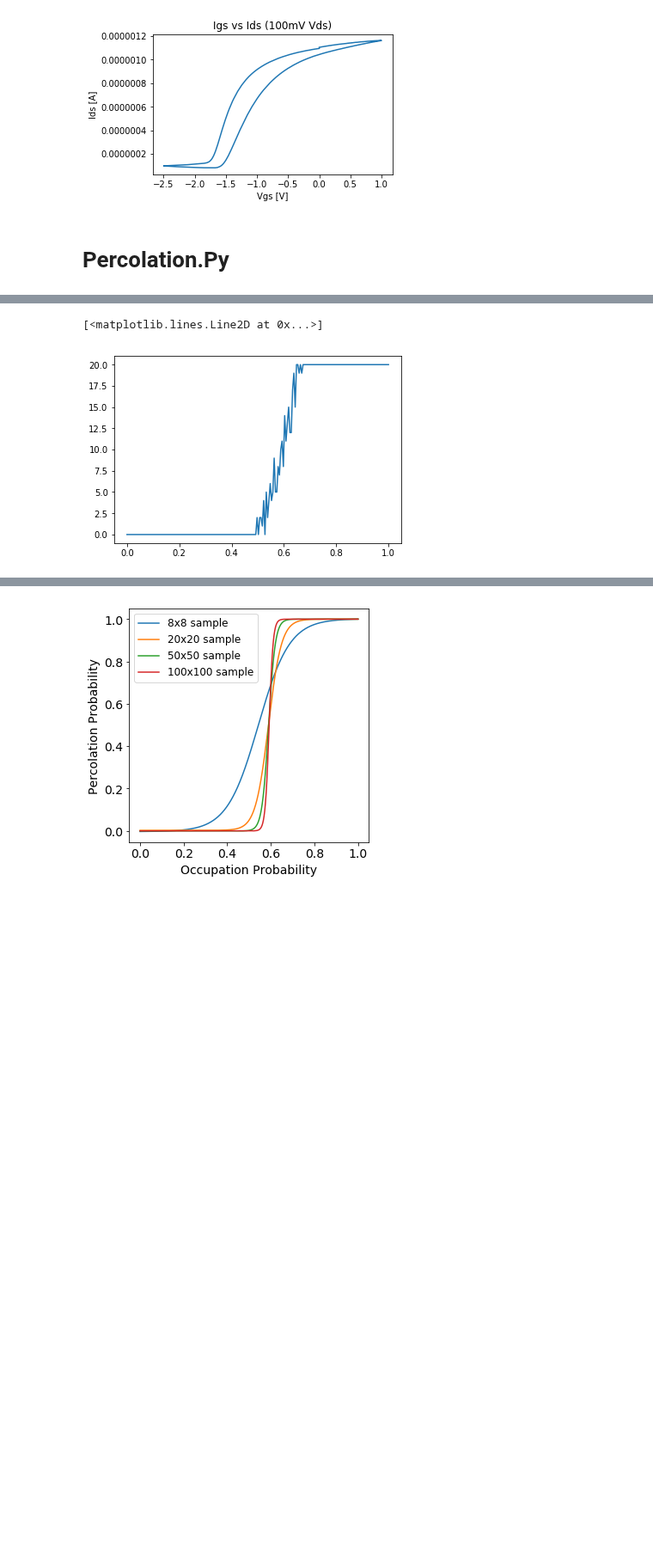
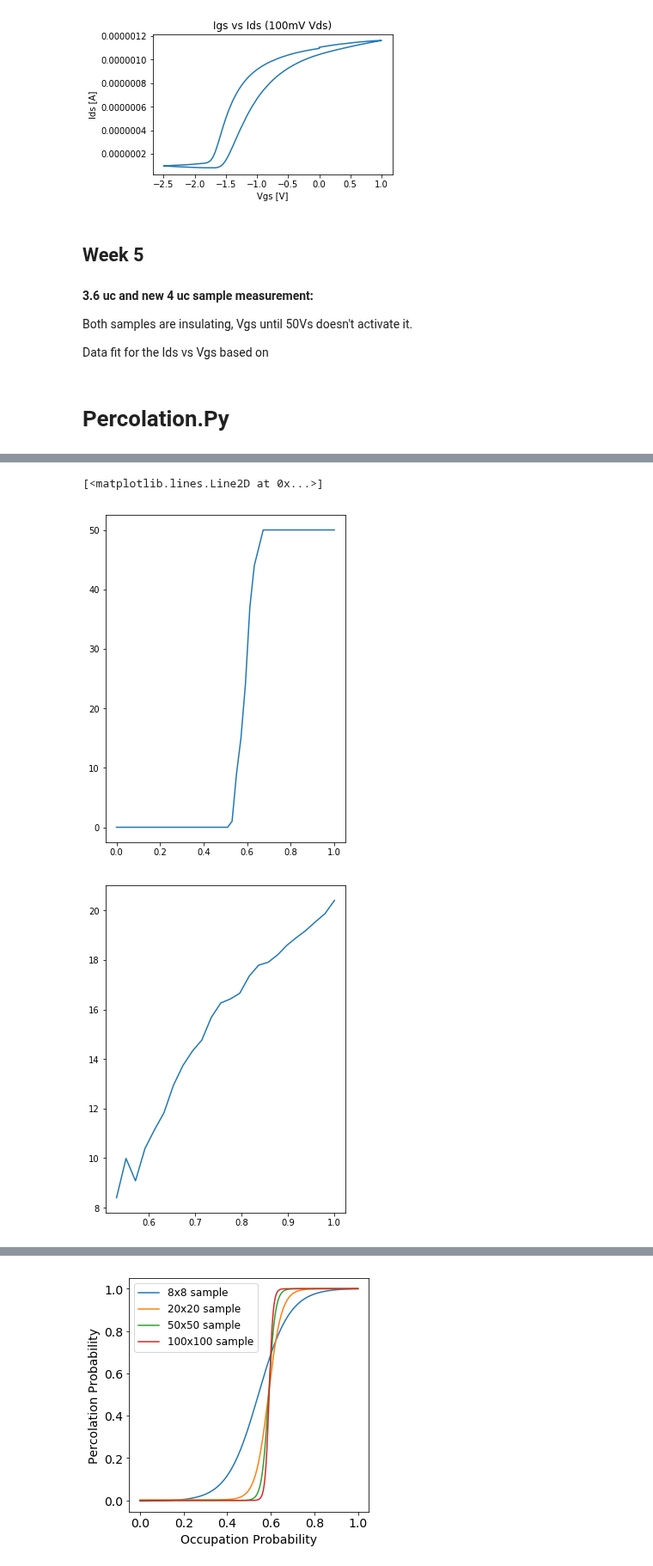
Before and after one commit to prabowobagas/Jupyter-Notebook-Thesis, a Jupyter notebook: Weekly Journal.ipynb, the cells around one changed output, grey strips where cells are left out. Shown at 86% size. Saved outputs shown, nothing was run; the diff lists cells and outputs as text; code cells hidden in the pictures; blank space fills up the shorter version.

```diff
--- a/Weekly Journal.ipynb
+++ b/Weekly Journal.ipynb
@@ -312,23 +318,18 @@ def Vgs_plotter(data_location, loop_var1, loop_var2):
         df = pd.read_csv(data_location + str(i) + '.txt', sep='\t', skiprows = [0,1,2])
         df_wrap = wrapper_vgs(df)
 
-        plt.subplot(2, 1, 1)
-        plt.plot( df_wrap['Vgs'], -df_wrap['Igs']/(10)**(-6))
-        plt.ylabel('Ids [$\mu$A]', fontsize=14)
+        fig1 = plt.figure(1)
+        plt.plot( df_wrap['Vgs'], df_wrap['Igs']/(10)**(-6))
 
-        plt.subplot(2, 1, 2)
+        fig2 = plt.figure(2)
         plt.plot( df_wrap['Vgs'], df_wrap['Ids']/(10)**(-6))
-        plt.xlabel('Vgs [V]', fontsize=14)
-        plt.ylabel('Igs [$\mu$A]', fontsize=14)
-        ax.tick_params(axis = 'both', which = 'major', labelsize = 14)
 
 
 # change data set! might be switched. Check what Id of the source K200 K200-2
-Vgs_plotter('Data\\dev16\\dev16_vgs\\dev16_vgs_dataset', 1, 4)
-plt.show()
+Vgs_plotter('Data\\dev16\\dev16_vgs\\dev16_vgs_dataset', 1, 12)
 
-plt.savefig('Figures\\percprob_vs_occprob.pdf', format='pdf', dpi=1000)
+# plt.savefig('Figures\\percprob_vs_occprob.pdf', format='pdf', dpi=1000)
 # plt.legend(bbox_to_anchor=(1.05, 1), loc=2, borderaxespad=0.)
 
-plt.rcParams['figure.figsize'] = (5,6)
+plt.rcParams['figure.figsize'] = (7,5)
 # %% [output]
@@ -360,6 +361,14 @@ plt.show()
 # %% [output]
 [figure]
 [figure]
+# %% [markdown]
+## Week 5
+# %% [markdown]
+**3.6 uc and new 4 uc sample measurement:**
+
+Both samples are insulating, Vgs until 50Vs doesn't activate it.
+
+Data fit for the Ids vs Vgs based on
 # %% [markdown]
 # Percolation.Py
 # %%
@@ -435,7 +444,7 @@ def pathfinder(came_from, start, goal):     # Plot path taken by A* search algor
     path.append(start)
     return path,path_flag
 
-def heuristic(a, b):
+def heuristic(a, b):      # set direction of A*
     (x1, y1) = a
     (x2, y2) = b
     return abs(x1 - x2) + abs(y1 - y2)
@@ -464,42 +473,59 @@ def a_star_search(graph, start, goal):
 
     return came_from, cost_so_far
 
-width =  30
-height = 30
-Loop = 20       # Number of tries per occupation probability
-linseries_point = 200        # number of steps between 0 to 1 for occupation probability
+width =  50
+height = 50
+Loop = 50     # Number of tries per occupation probability
+linseries_point = 50        # number of steps between 0 to 1 for occupation probability
 
 occupation_probability = np.linspace(0, 1, num=linseries_point, endpoint=True)
 start, goal = ((width)/2, 0),((width)/2 , height-1)
 occupy_histogram = []
+path_average = np.zeros(len(occupation_probability))
 progress = 0
 
 f = IntProgress(min=0, max=len(occupation_probability), description = 'Progress:')
 display(f)
 
-for occupy_prob in occupation_probability:
+for indices, occupy_prob in enumerate(occupation_probability):
     counter = 0
+    path_sum = []
     for i in range(0,Loop):
         sample = GenerateGrid(width, height, occupy_prob)
         sample.GenerateWall()
         came_from, cost_so_far = a_star_search(sample, start, goal)
         path, path_flag = pathfinder(came_from, start=start, goal=goal)
         if path_flag is True:
             counter += 1
+            path_sum.append(cost_so_far[goal])
     occupy_histogram.append(counter)
+    path_average[indices] = np.nanmean(path_sum)
     progress += 1
     f.value = progress
+
 
 d = {'occupation probability' : occupation_probability, 'Percolate frequency' : occupy_histogram}
 df = pd.DataFrame(d)
 file_name = 'PercSimData\\perc_%sx%s_Loop%s_lineseries%s' %(width, height, Loop, linseries_point)
 df.to_csv(file_name, sep='\t')
 
+path_average[np.isnan(path_average)] = 0
+
+
+
+fig1 = plt.figure(1)
 plt.plot(occupation_probability, occupy_histogram)
+
+
+
+
+fig2 = plt.figure(2)
+plt.plot(occupation_probability,1000/path_average)
 # %% [output]
 [interactive output not drawn]
 [<matplotlib.lines.Line2D at 0x...>]
-[figure, old version]
+[figure, new version]
+[figure, added]
 # %%
 import matplotlib.pyplot as plt
 from matplotlib import cm
```
Also changed, not shown: parts of 4 cells of this notebook, 18 other files.
